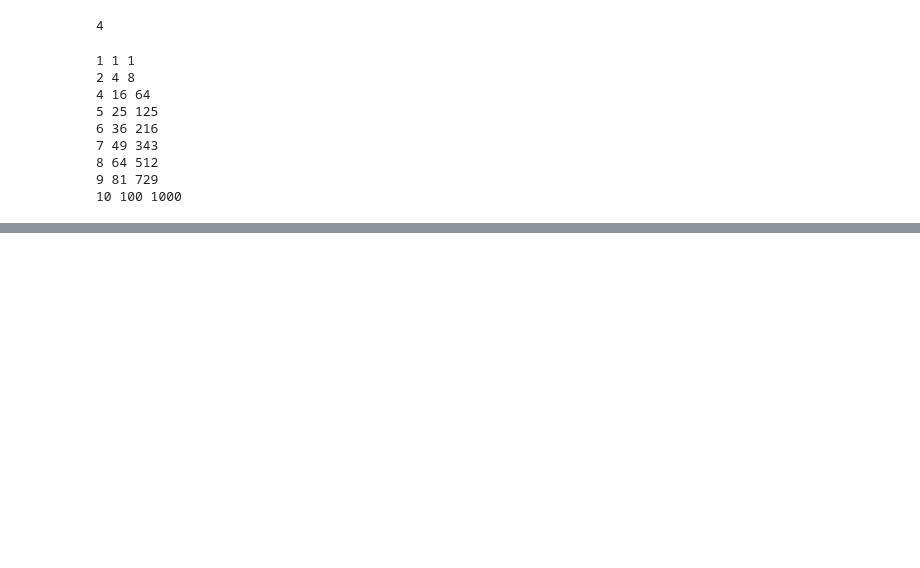
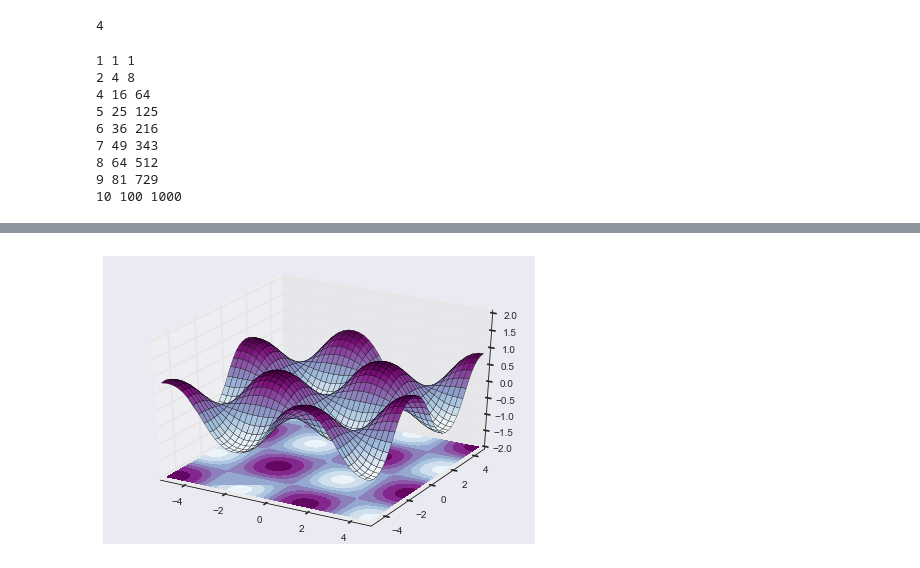
Before and after one commit to temcom/ipython, a Jupyter notebook: Test_First_Try.ipynb, the cells around one changed output, grey strips where cells are left out. Drawn from its saved outputs; the diff is of its cells as text; code cells hidden in the pictures; blank space fills up the shorter version.

Commit message:
3d plot test

```diff
--- a/Test_First_Try.ipynb
+++ b/Test_First_Try.ipynb
@@ -56,0 +57,22 @@ plt.figure(); df.plot(); plt.legend(loc='best')
+# %%
+#%matplotlib qt
+%matplotlib inline
+
+from pylab import *
+from mpl_toolkits.mplot3d import Axes3D
+
+fig = figure()
+ax = Axes3D(fig)
+X = np.arange(-5, 5, 0.25)
+Y = np.arange(-5, 5, 0.25)
+X, Y = np.meshgrid(X, Y)
+R = np.sin(X)*np.sin(Y)
+Z = np.sin(R)
+
+ax.plot_surface(X, Y, Z, rstride=1, cstride=1, cmap=cm.BuPu)
+ax.contourf(X, Y, Z, zdir="z", offset=-2, cmap=cm.BuPu)
+ax.set_zlim(-2,2)
+
+show()
+# %% [output]
+[figure, added]
```
Also changed, not shown: parts of 1 cell of this notebook.
